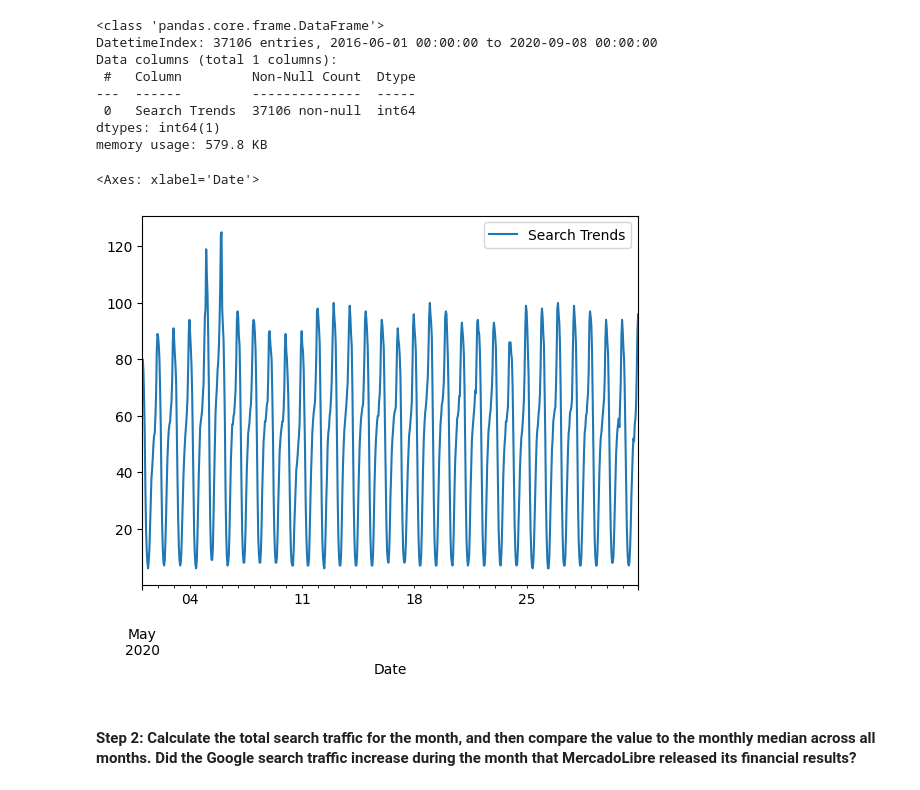
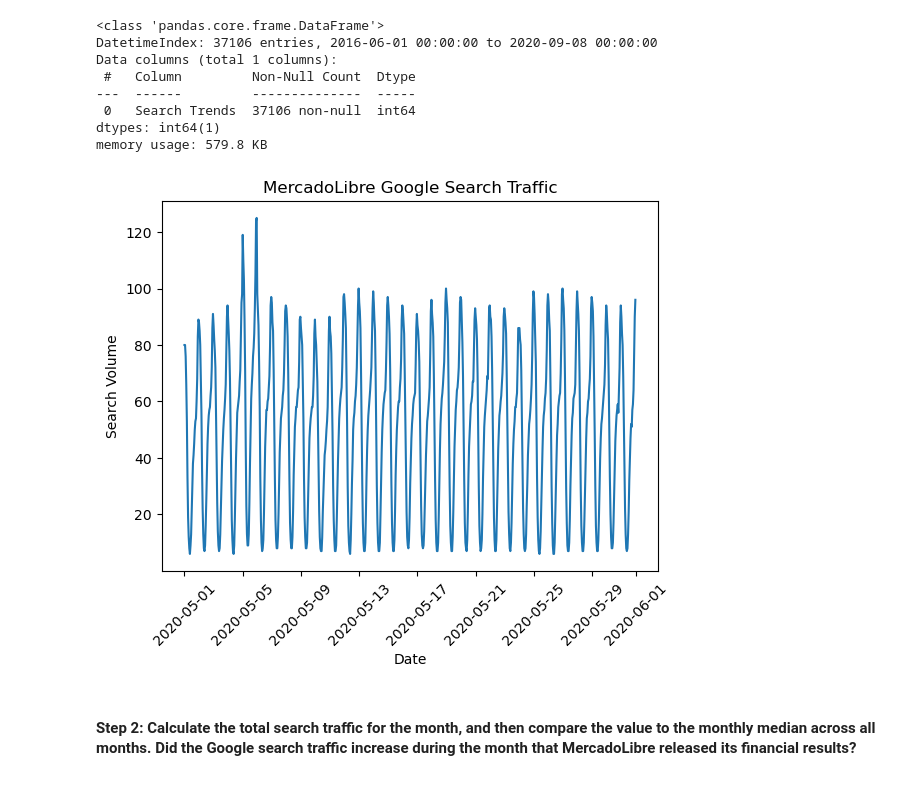
Before and after one commit to robbstenman/prophet-challenge, a Jupyter notebook: forecasting_net_prophet.ipynb, the cells around one changed output. Drawn from its saved outputs; the diff is of its cells as text; code cells hidden in the pictures.

```diff
--- a/forecasting_net_prophet.ipynb
+++ b/forecasting_net_prophet.ipynb
@@ -98,12 +99,17 @@ dtypes: int64(1)
 memory usage: 579.8 KB
 # %%
 # Slice the DataFrame to just the month of May 2020
-
+df_may_2020 = df_mercado_trends['2020-05-01':'2020-05-31']
 
 # Plot to visualize the data for May 2020
+plt.plot(df_may_2020.index, df_may_2020['Search Trends'])
+plt.title('MercadoLibre Google Search Traffic')
+plt.xlabel('Date')
+plt.xticks(rotation=45)
+plt.ylabel('Search Volume')
+plt.show()
 # %% [output]
-<Axes: xlabel='Date'>
-[figure, old version]
+[figure, new version]
 # %% [markdown]
 #### Step 2: Calculate the total search traffic for the month, and then compare the value to the monthly median across all months. Did the Google search traffic increase during the month that MercadoLibre released its financial results?
 # %%
```
Also changed, not shown: parts of 1 cell of this notebook.
